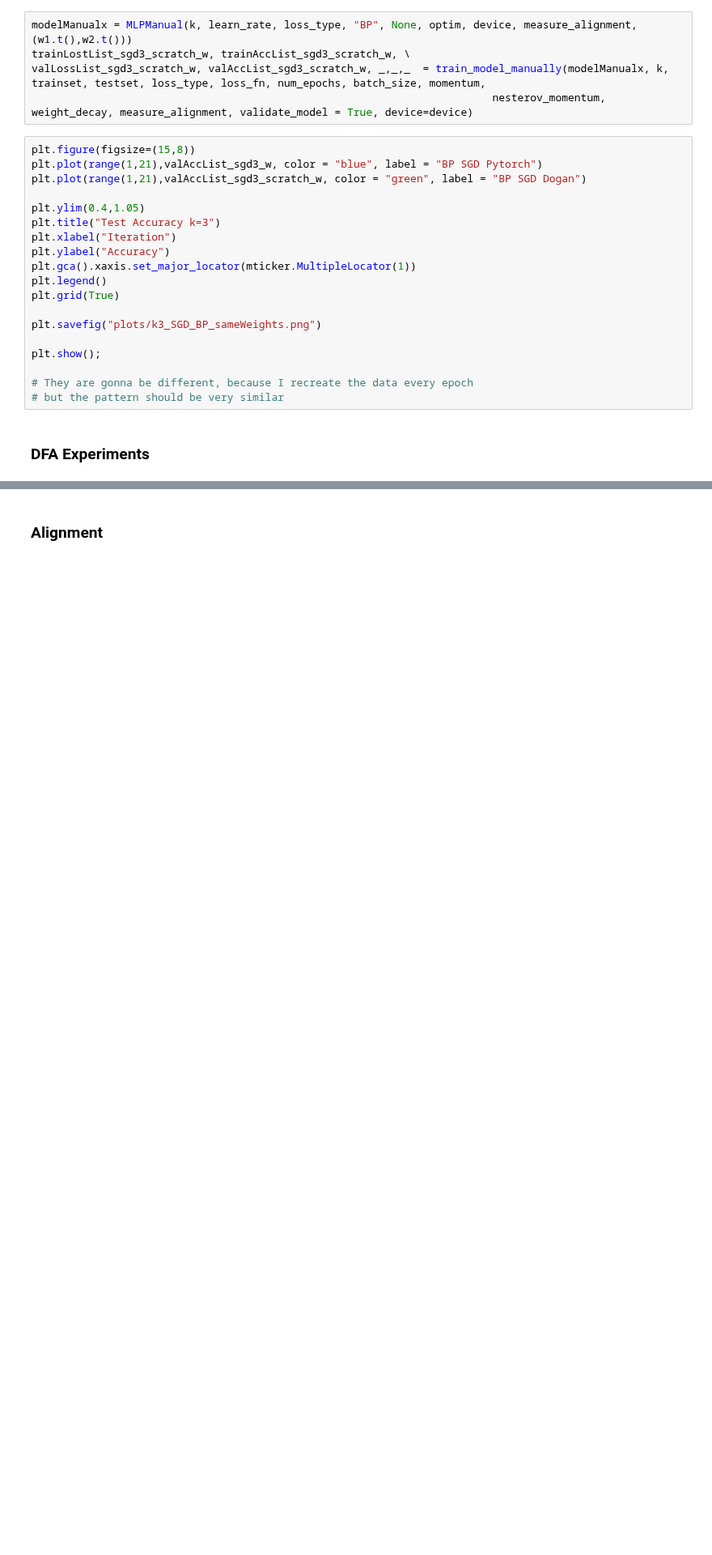
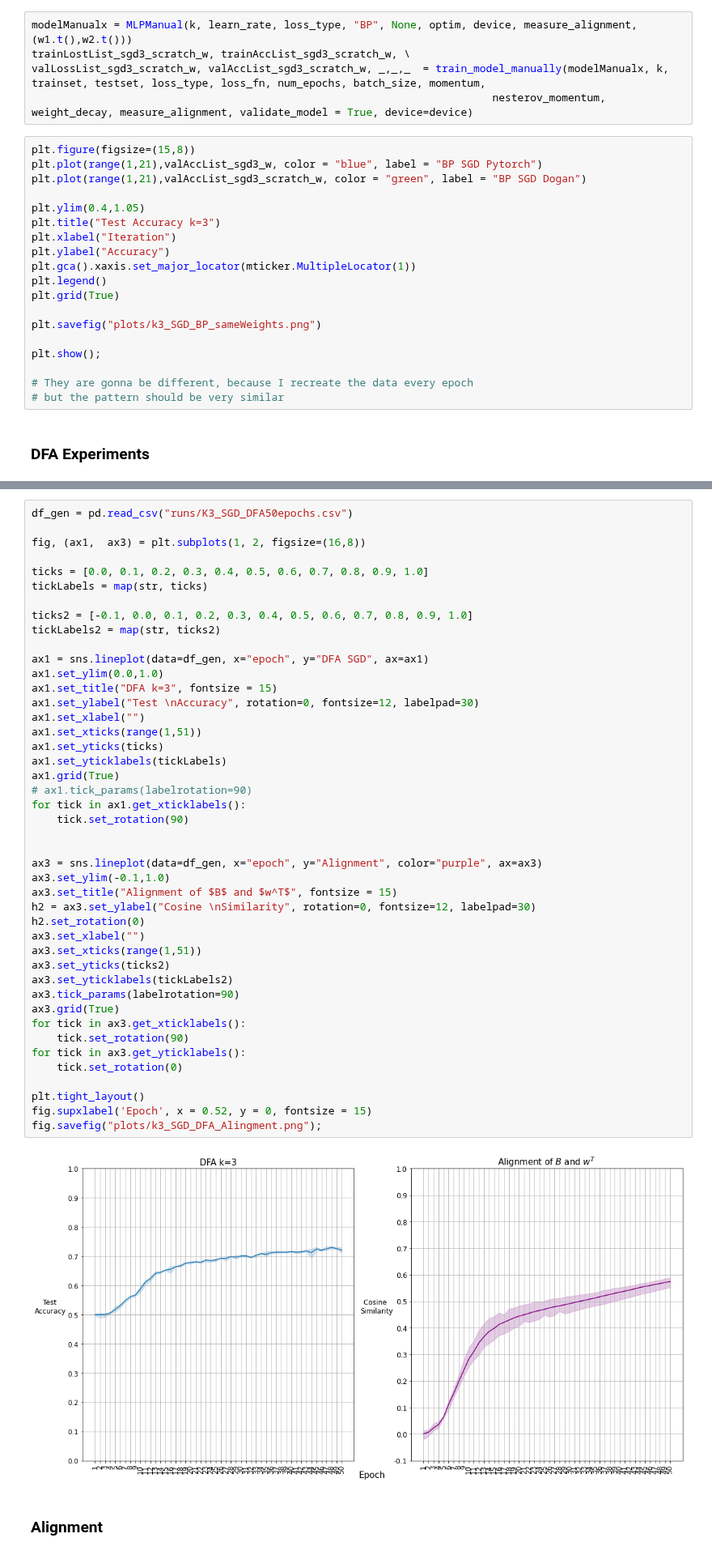
Before and after one commit to demirbilek95/Dynamics-of-Learning, a Jupyter notebook: 01-Experiments.ipynb, the cells around one changed output, grey strips where cells are left out. Shown at 81% size. Cells and saved outputs as stored; diff of their text form; blank space fills up the shorter version.

Commit message:
Plots are modified and new ones are added + small refactor

```diff
--- a/01-Experiments.ipynb
+++ b/01-Experiments.ipynb
@@ -194,3 +227,49 @@ plotValAccuracy(valAccList_sgd4_scratch, 100, "DFA Validation", 3)
+# %%
+df_gen = pd.read_csv("runs/K3_SGD_DFA50epochs.csv")
+
+fig, (ax1,  ax3) = plt.subplots(1, 2, figsize=(16,8))
+
+ticks = [0.0, 0.1, 0.2, 0.3, 0.4, 0.5, 0.6, 0.7, 0.8, 0.9, 1.0]
+tickLabels = map(str, ticks)
+
+ticks2 = [-0.1, 0.0, 0.1, 0.2, 0.3, 0.4, 0.5, 0.6, 0.7, 0.8, 0.9, 1.0]
+tickLabels2 = map(str, ticks2)
+
+ax1 = sns.lineplot(data=df_gen, x="epoch", y="DFA SGD", ax=ax1)
+ax1.set_ylim(0.0,1.0)
+ax1.set_title("DFA k=3", fontsize = 15)
+ax1.set_ylabel("Test \nAccuracy", rotation=0, fontsize=12, labelpad=30)
+ax1.set_xlabel("")
+ax1.set_xticks(range(1,51))
+ax1.set_yticks(ticks)
+ax1.set_yticklabels(tickLabels)
+ax1.grid(True)
+# ax1.tick_params(labelrotation=90)
+for tick in ax1.get_xticklabels():
+    tick.set_rotation(90)
+
+
+ax3 = sns.lineplot(data=df_gen, x="epoch", y="Alignment", color="purple", ax=ax3)
+ax3.set_ylim(-0.1,1.0)
+ax3.set_title("Alignment of $B$ and $w^T$", fontsize = 15)
+h2 = ax3.set_ylabel("Cosine \nSimilarity", rotation=0, fontsize=12, labelpad=30)
+h2.set_rotation(0)
+ax3.set_xlabel("")
+ax3.set_xticks(range(1,51))
+ax3.set_yticks(ticks2)
+ax3.set_yticklabels(tickLabels2)
+ax3.tick_params(labelrotation=90)
+ax3.grid(True)
+for tick in ax3.get_xticklabels():
+    tick.set_rotation(90)
+for tick in ax3.get_yticklabels():
+    tick.set_rotation(0)
+
+plt.tight_layout()
+fig.supxlabel('Epoch', x = 0.52, y = 0, fontsize = 15)
+fig.savefig("plots/k3_SGD_DFA_Alingment.png");
+# %% [output]
+[figure, added]
 # %% [markdown]
 ### Alignment
 # %%
```
Also changed, not shown: parts of 45 cells of this notebook, 2 other files.
